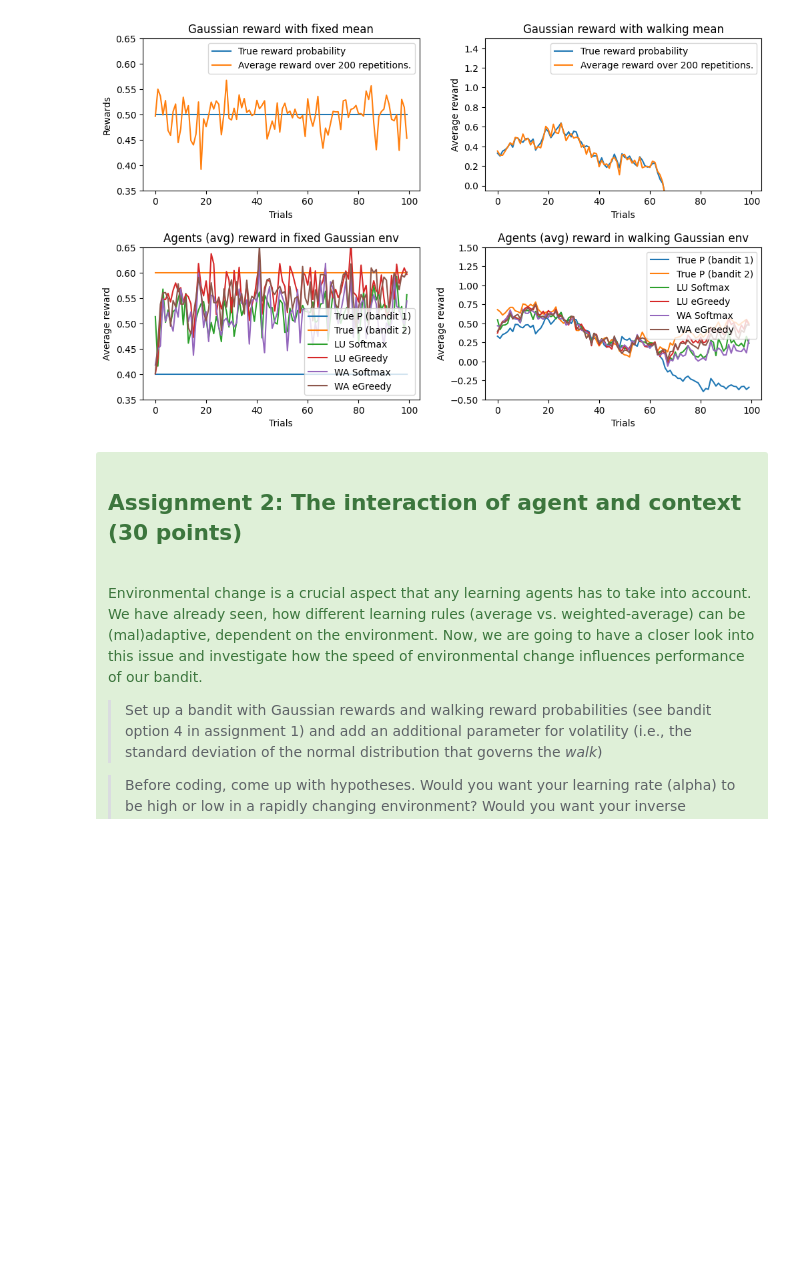
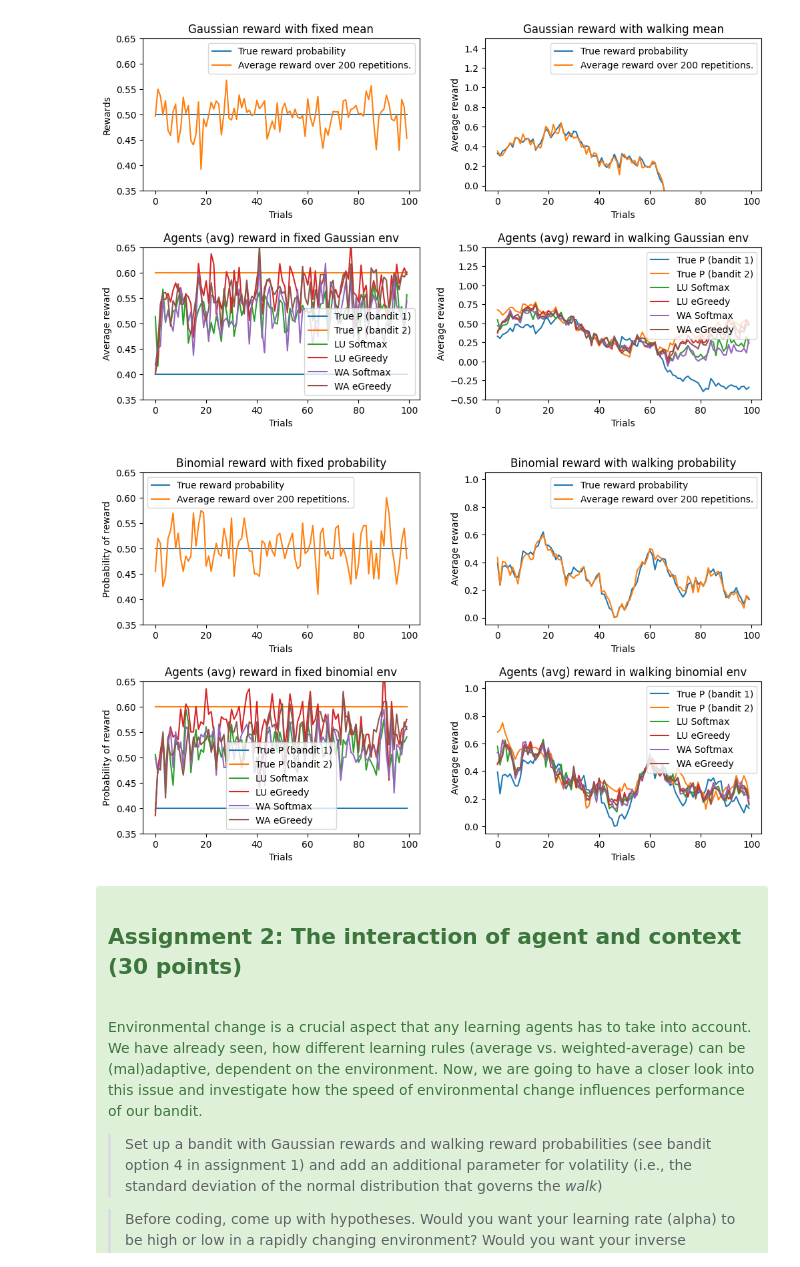
Before and after one commit to LuisKleinwort/CognitiveModellingAssignment2, a Jupyter notebook: CogMod24_bandit_solution.ipynb, the cells around one changed output. Cells and saved outputs as stored; diff of their text form; code cells hidden in the pictures; blank space fills up the shorter version.

Commit message:
work on plots

```diff
--- a/CogMod24_bandit_solution.ipynb
+++ b/CogMod24_bandit_solution.ipynb
@@ -809,3 +703,54 @@ plot2()
 # %% [output]
 [figure]
 [figure]
+# %%
+
+
+# Binomial rewards with fixed reward probabilities:
+def binomial_fixed(ax, ax2):
+    fixed_p = 0.5
+    rewards = np.random.choice([1, 0], size = n_repetitions * n_trials, p = [fixed_p, 1 - fixed_p]).reshape(n_repetitions, n_trials)
+    plot_single_armed(ax, [fixed_p] * n_trials, rewards,
+                      'Binomial reward with fixed probability',
+                      'Probability of reward',
+                      [0.35, 0.65])
+
+    # Two-armed
+    p1 = 0.4 ; p2 = 0.6
+    probabilities = np.array([[p1]*n_trials, [p2]*n_trials])
+    averages = agents_full_routine(n_repetitions, n_trials, probabilities, init_value = init_value)
+    plot_two_armed(ax2, [p1]*n_trials, [p2]*n_trials, averages,
+                   'Agents (avg) reward in fixed binomial env',
+                   'Probability of reward',
+                   [0.35, 0.65])
+
+
+def binomial_walking(ax, ax2):
+    starting_p = 0.4
+    walking_p = [starting_p := np.clip(starting_p + noise(), 0, 1) for _ in range(n_trials)]
+
+    # Binomial rewards with walking reward probabilities:
+    rewards = np.array([[np.random.choice([1, 0], p = [p, 1 - p]) for p in walking_p] for _ in range(n_repetitions)])
+    plot_single_armed(ax, walking_p, rewards,
+                      'Binomial reward with walking probability',
+                      'Average reward',
+                      [-0.05, 1.05])
+
+    # Two armed
+    starting_p2 = 0.6
+    walking_p2 = [starting_p2 := np.clip(starting_p2 + noise(), 0, 1) for _ in range(n_trials)]
+    averages = agents_full_routine(n_repetitions, n_trials, np.array([walking_p, walking_p2]), init_value=init_value)
+    plot_two_armed(ax2, walking_p, walking_p2, averages,
+               'Agents (avg) reward in walking binomial env',
+               'Average reward',
+               [-0.05, 1.05])
+
+fig, axes = plt.subplots(2, 2, figsize=(10, 6))
+fig.tight_layout(h_pad=4, w_pad=4)
+
+binomial_fixed(axes[0, 0], axes[1, 0])
+binomial_walking(axes[0, 1], axes[1, 1])
+
+plt.show()
+# %% [output]
+[figure, added]
```
Also changed, not shown: parts of 2 cells of this notebook.
